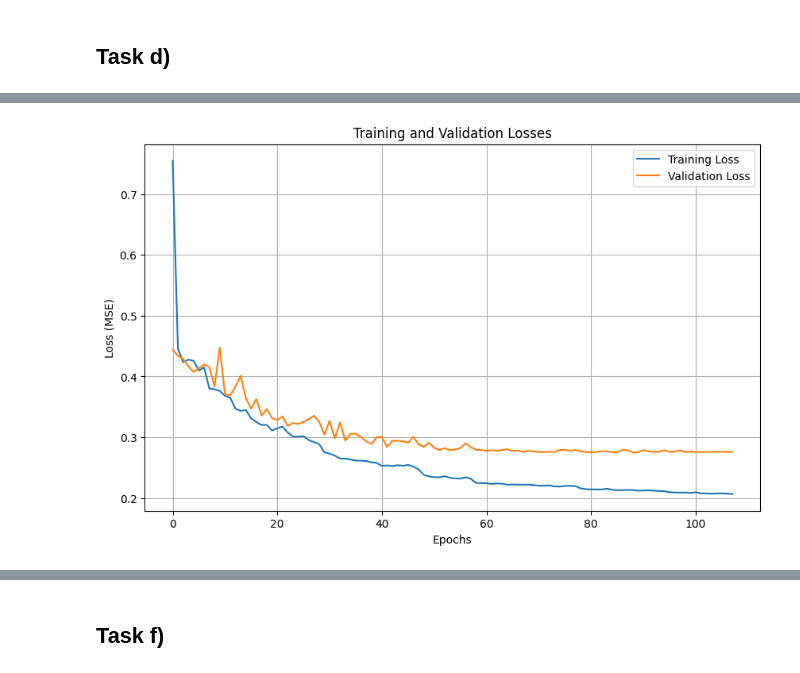
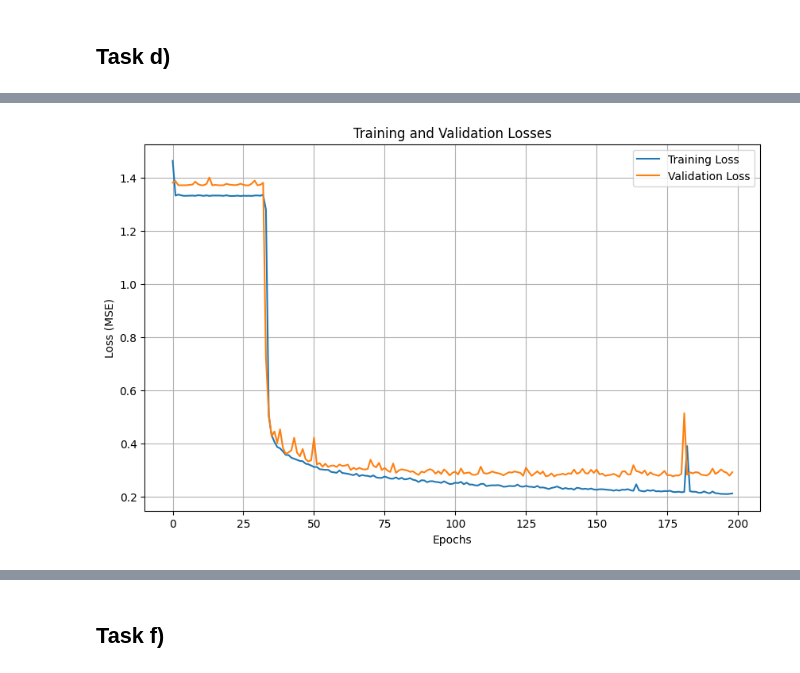
Before and after one commit to NaidaNozic/DeepLearning, a Jupyter notebook: main.ipynb, the cells around one changed output, grey strips where cells are left out. Cells and saved outputs as stored; diff of their text form; code cells hidden in the pictures.

```diff
--- a/main.ipynb
+++ b/main.ipynb
@@ -927,8 +927,8 @@ if not os.path.exists(model_save_dir):
 criterion = nn.MSELoss()
 max_grad_norm = 5.0
 
-optimizer_config = {"name": "Adam", "optimizer": Adam, "params": {"lr": 1e-2}}
-scheduler_config = {"name": "ReduceLROnPlateau", "scheduler": ReduceLROnPlateau, "params": {"factor": 0.5, "patience": 5}}
+optimizer_config = {"name": "SGD_Momentum", "optimizer": SGD, "params": {"lr": 1e-2, "momentum": 0.9}}
+scheduler_config = {"name": "None", "scheduler": None, "params": {}}
 
 results = []
 train_losses = []
@@ -984,4 +984,4 @@ Early stopping triggered. Best validation loss: 0.2748
-[figure, old version]
+[figure, new version]
 # %%
 set_seed(seed)
 generator = torch.Generator()
```
Also changed, not shown: parts of 4 cells of this notebook, 3 other files.
